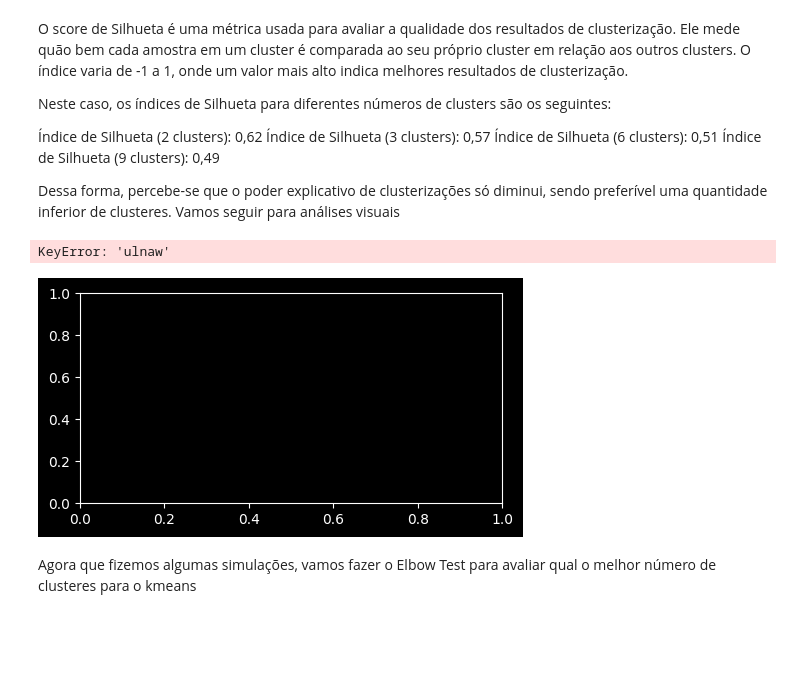
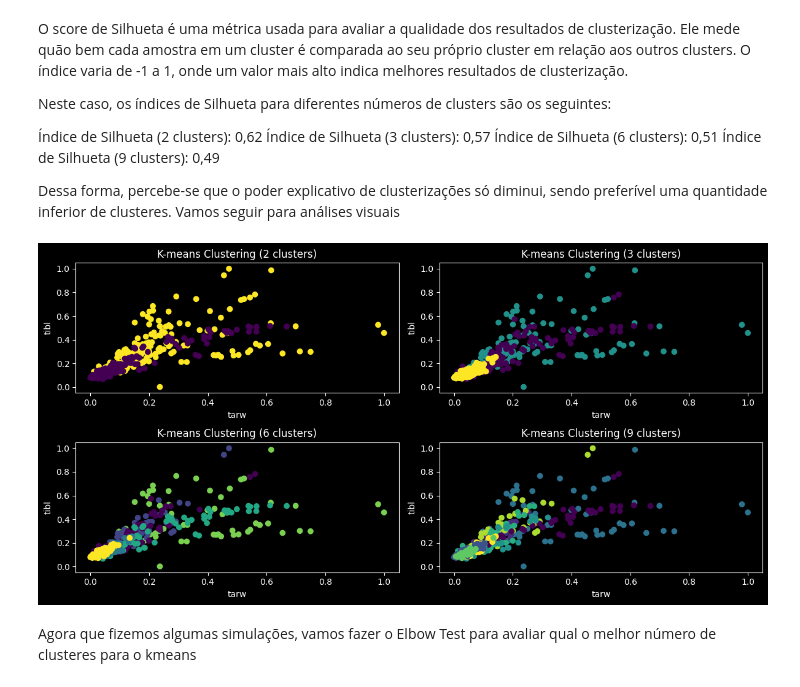
Before and after one commit to joaopcvieira/CMC-13, a Jupyter notebook: Lab2/main.ipynb, the cells around one changed output. Drawn from its saved outputs; the diff is of its cells as text; code cells hidden in the pictures; blank space fills up the shorter version.

```diff
--- a/Lab2/main.ipynb
+++ b/Lab2/main.ipynb
@@ -280,39 +280,38 @@ Dessa forma, percebe-se que o poder explicativo de clusterizações só diminui,
 # %%
 plt.figure(figsize=(12, 6))
 
 # Plotting K-means with 2 clusters
 plt.subplot(2, 2, 1)
-plt.scatter(df_aprendizado['ulnaw'], df_aprendizado['tibl'], c=df_aprendizado['Cluster_2'], cmap='viridis')
+plt.scatter(df_aprendizado['tarw'], df_aprendizado['tibl'], c=df_aprendizado['Cluster_2'], cmap='viridis')
 plt.title('K-means Clustering (2 clusters)')
-plt.xlabel('ulnaw')
+plt.xlabel('tarw')
 plt.ylabel('tibl')
 
 # Plotting K-means with 3 clusters
 plt.subplot(2, 2, 2)
-plt.scatter(df_aprendizado['ulnaw'], df_aprendizado['tibl'], c=df_aprendizado['Cluster_3'], cmap='viridis')
+plt.scatter(df_aprendizado['tarw'], df_aprendizado['tibl'], c=df_aprendizado['Cluster_3'], cmap='viridis')
 plt.title('K-means Clustering (3 clusters)')
-plt.xlabel('ulnaw')
+plt.xlabel('tarw')
 plt.ylabel('tibl')
 
 # Plotting K-means with 6 clusters
 plt.subplot(2, 2, 3)
-plt.scatter(df_aprendizado['ulnaw'], df_aprendizado['tibl'], c=df_aprendizado['Cluster_6'], cmap='viridis')
+plt.scatter(df_aprendizado['tarw'], df_aprendizado['tibl'], c=df_aprendizado['Cluster_6'], cmap='viridis')
 plt.title('K-means Clustering (6 clusters)')
-plt.xlabel('ulnaw')
+plt.xlabel('tarw')
 plt.ylabel('tibl')
 
 # Plotting K-means with 9 clusters
 plt.subplot(2, 2, 4)
-plt.scatter(df_aprendizado['ulnaw'], df_aprendizado['tibl'], c=df_aprendizado['Cluster_9'], cmap='viridis')
+plt.scatter(df_aprendizado['tarw'], df_aprendizado['tibl'], c=df_aprendizado['Cluster_9'], cmap='viridis')
 plt.title('K-means Clustering (9 clusters)')
-plt.xlabel('ulnaw')
+plt.xlabel('tarw')
 plt.ylabel('tibl')
 
 plt.tight_layout()
 plt.show()
 # %% [output]
-KeyError: 'ulnaw'
-[figure, old version]
+[figure, new version]
 # %% [markdown]
 Agora que fizemos algumas simulações, vamos fazer o Elbow Test para avaliar qual o melhor número de clusteres para o kmeans
 # %%
```
Also changed, not shown: parts of 2 cells of this notebook.
